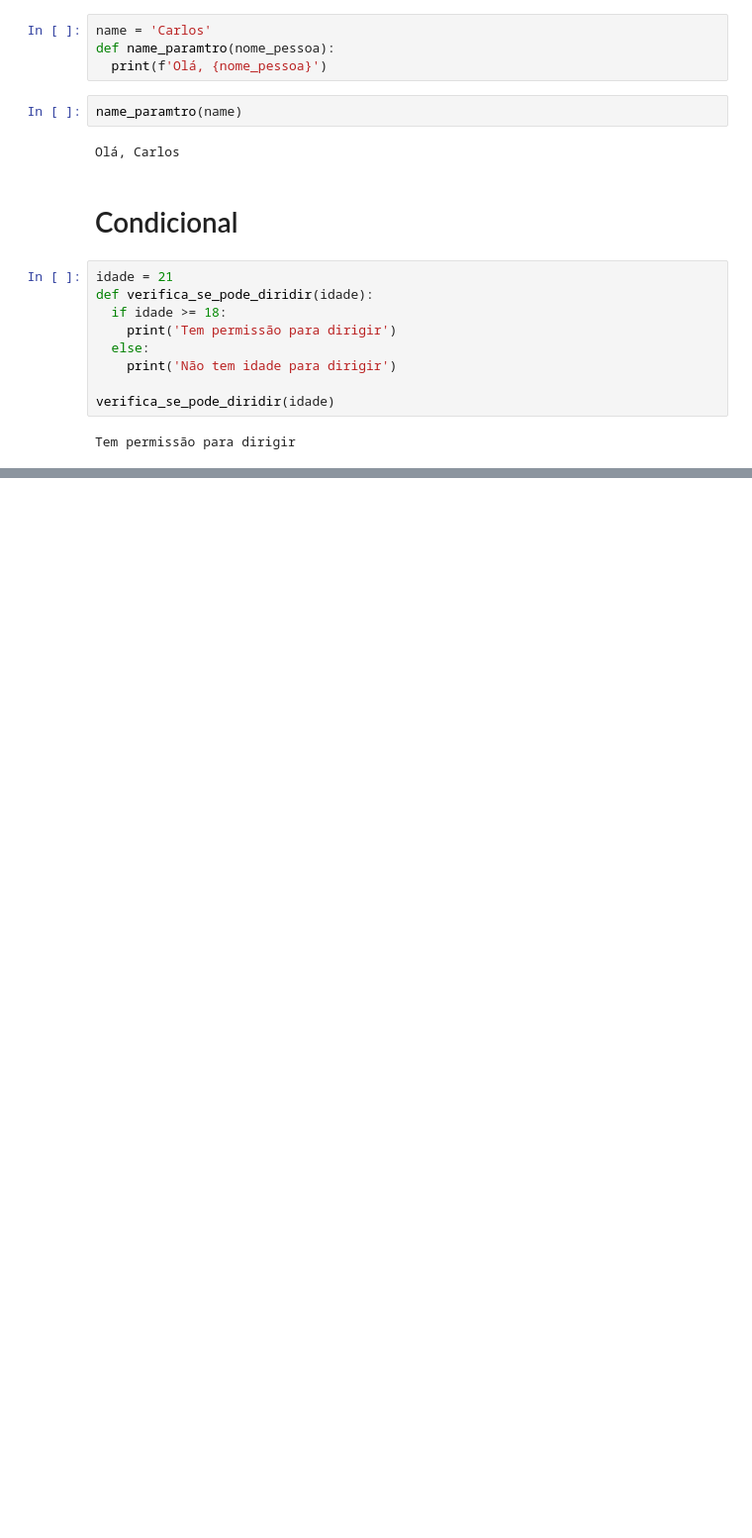
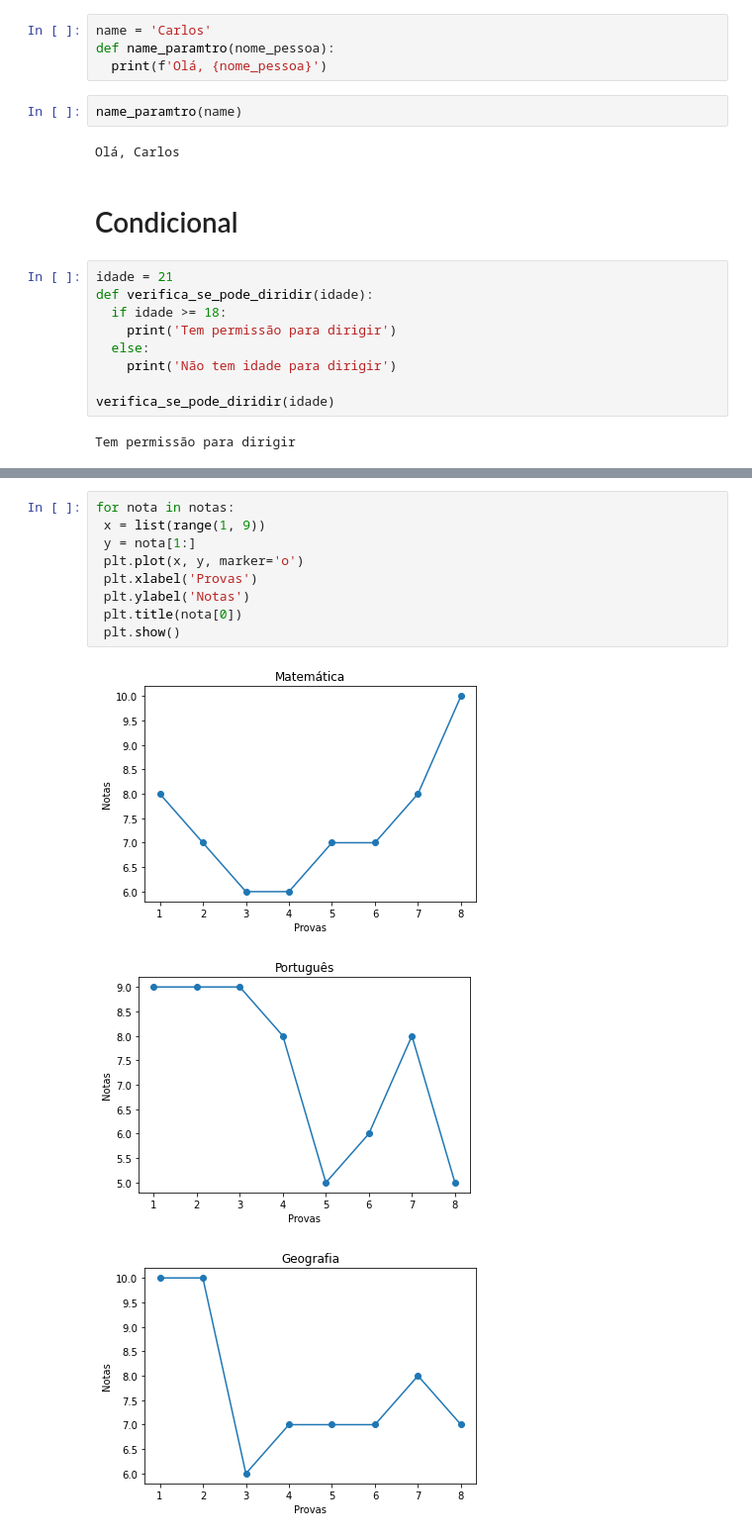
Before and after one commit to luizevans/luizevans, a Jupyter notebook: ALURA_Python_para_DS.ipynb, the cells around one changed output, grey strips where cells are left out. Shown: that part at 99% size. Cells and saved outputs as stored; diff of their text form; blank space fills up the shorter version.

```diff
--- a/ALURA_Python_para_DS.ipynb
+++ b/ALURA_Python_para_DS.ipynb
@@ -61,0 +272,13 @@ Tem permissão para dirigir
+# %%
+for nota in notas:
+ x = list(range(1, 9))
+ y = nota[1:]
+ plt.plot(x, y, marker='o')
+ plt.xlabel('Provas')
+ plt.ylabel('Notas')
+ plt.title(nota[0])
+ plt.show()
+# %% [output]
+[figure, added]
+[figure, added]
+[figure, added]
```
Also changed, not shown: parts of 34 cells of this notebook.
